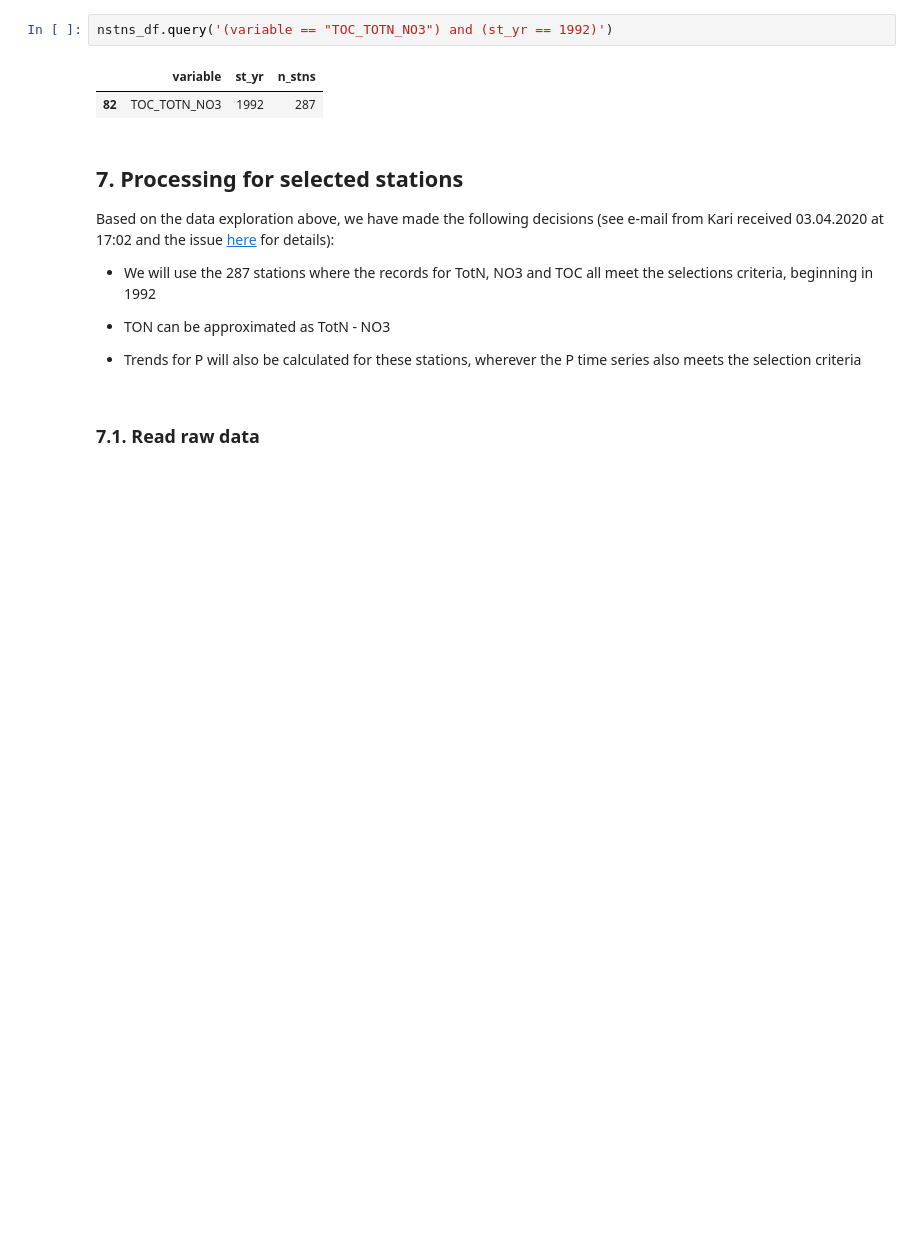
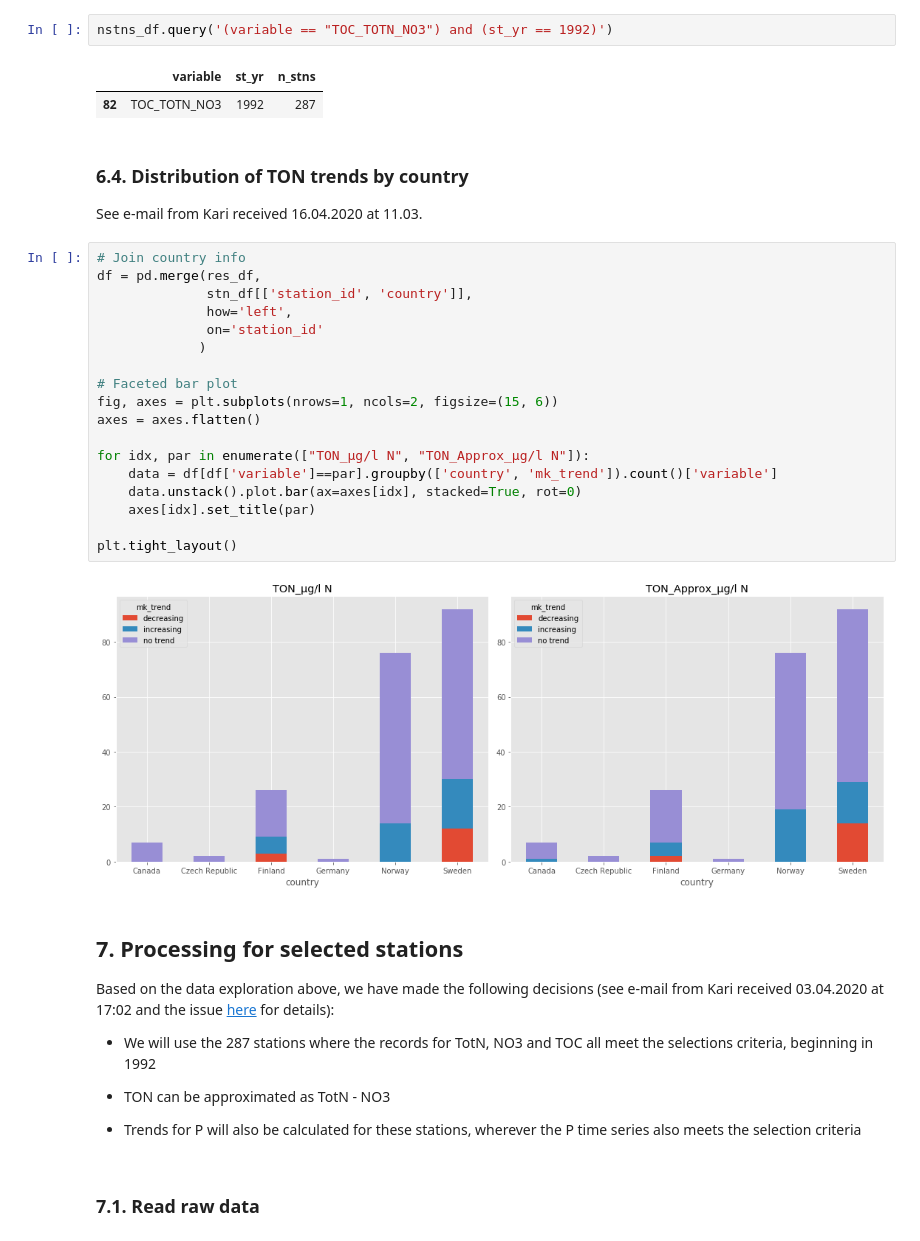
Before and after one commit to JamesSample/icpw2, a Jupyter notebook: thematic_report_2020/thematic_report_2020_nitrogen_part2.ipynb, the cells around one changed output. Cells and saved outputs as stored; diff of their text form; blank space fills up the shorter version.

```diff
--- a/thematic_report_2020/thematic_report_2020_nitrogen_part2.ipynb
+++ b/thematic_report_2020/thematic_report_2020_nitrogen_part2.ipynb
@@ -519,6 +484,30 @@ nstns_df.query('(variable == "TOC_TOTN_NO3") and (st_yr == 1992)')
 # %% [output]
 |  | variable | st_yr | n_stns |
 | 82 | TOC_TOTN_NO3 | 1992 | 287 |
+# %% [markdown]
+### 6.4. Distribution of TON trends by country
+
+See e-mail from Kari received 16.04.2020 at 11.03.
+# %%
+# Join country info
+df = pd.merge(res_df,
+              stn_df[['station_id', 'country']],
+              how='left',
+              on='station_id'
+             )
+
+# Faceted bar plot
+fig, axes = plt.subplots(nrows=1, ncols=2, figsize=(15, 6))
+axes = axes.flatten()
+
+for idx, par in enumerate(["TON_µg/l N", "TON_Approx_µg/l N"]):
+    data = df[df['variable']==par].groupby(['country', 'mk_trend']).count()['variable']
+    data.unstack().plot.bar(ax=axes[idx], stacked=True, rot=0)
+    axes[idx].set_title(par)
+
+plt.tight_layout()
+# %% [output]
+[figure, added]
 # %% [markdown]
 ## 7. Processing for selected stations
 
```
Also changed, not shown: parts of 4 cells of this notebook.
